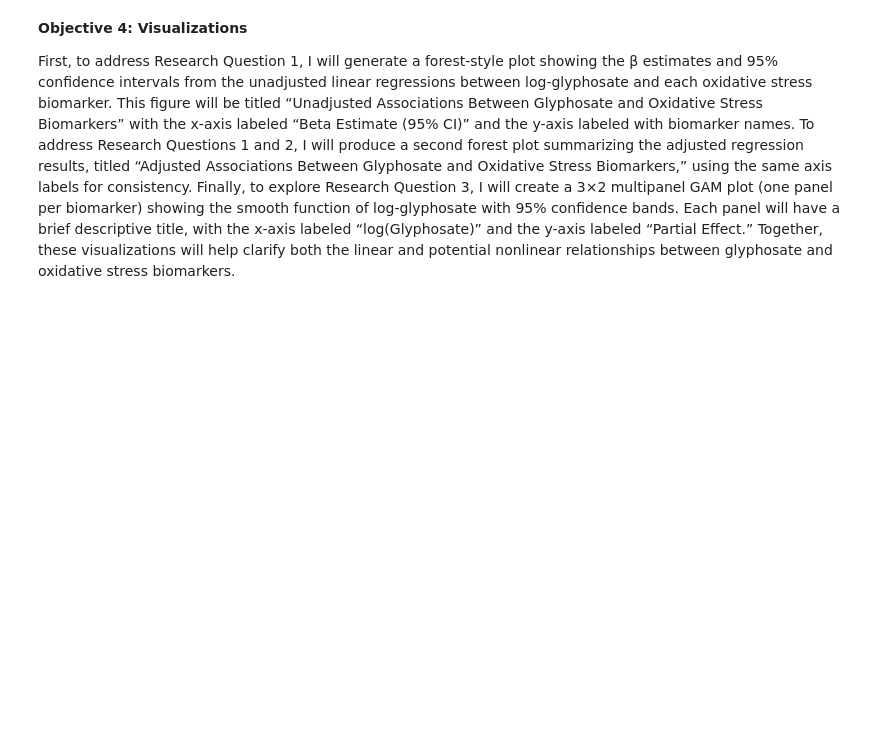
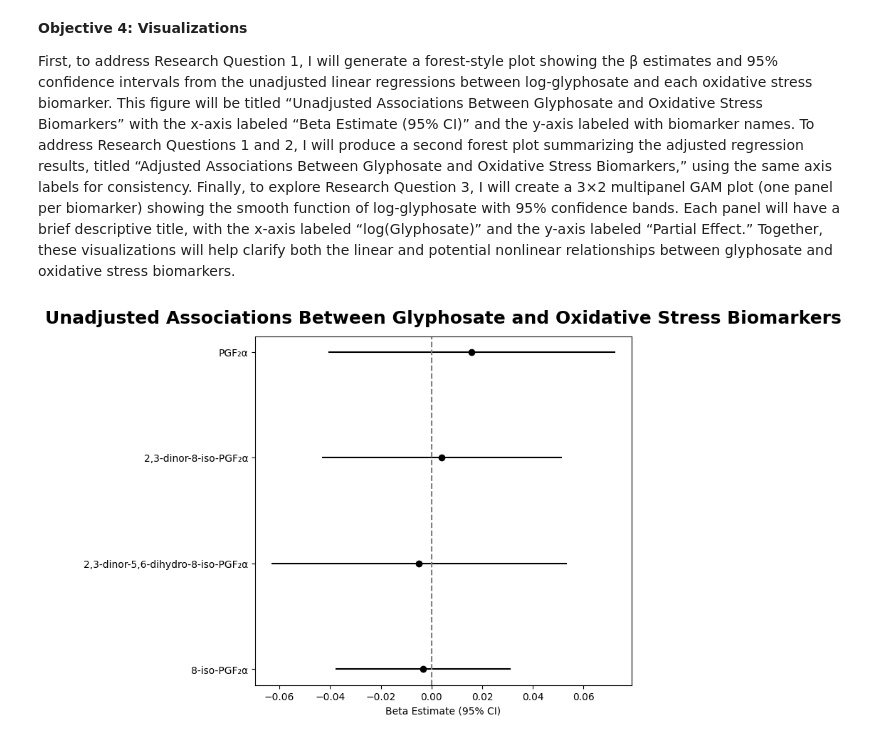
Before and after one commit to jarwari/bios584final, a Jupyter notebook: SAP.ipynb, the cells around one changed output. Saved outputs shown, nothing was run; the diff lists cells and outputs as text; code cells hidden in the pictures; blank space fills up the shorter version.

```diff
--- a/SAP.ipynb
+++ b/SAP.ipynb
@@ -38,0 +235,14 @@ To address my research questions, I will begin by preparing the dataset for anal
+# %%
+# My mentor and I decided to drop the 2 derived variables from my thesis recently, sp I'll be log transforming and cleaning the names of the remaining 4:
+ox = [
+    "iso_sg_avg.sim",
+    "isom_sg_avg.sim",
+    "isom_new_sg_avg.sim",
+    "pgf_sg_avg.sim"
+]
+
+for var in ox:
+    clean_name = var.replace(".", "_")
+    df[f"log_{clean_name}"] = np.log(df[var] + 1)
+
+df = df.rename(columns={"log_Glyphosate_PA_SG.sim": "log_Glyphosate_PA_SG_sim"})
@@ -40,3 +445,27 @@ To address my research questions, I will begin by preparing the dataset for anal
 **Objective 4: Visualizations**
 
 First, to address Research Question 1, I will generate a forest-style plot showing the β estimates and 95% confidence intervals from the unadjusted linear regressions between log-glyphosate and each oxidative stress biomarker. This figure will be titled “Unadjusted Associations Between Glyphosate and Oxidative Stress Biomarkers” with the x-axis labeled “Beta Estimate (95% CI)” and the y-axis labeled with biomarker names. To address Research Questions 1 and 2, I will produce a second forest plot summarizing the adjusted regression results, titled “Adjusted Associations Between Glyphosate and Oxidative Stress Biomarkers,” using the same axis labels for consistency. Finally, to explore Research Question 3, I will create a 3×2 multipanel GAM plot (one panel per biomarker) showing the smooth function of log-glyphosate with 95% confidence bands. Each panel will have a brief descriptive title, with the x-axis labeled “log(Glyphosate)” and the y-axis labeled “Partial Effect.” Together, these visualizations will help clarify both the linear and potential nonlinear relationships between glyphosate and oxidative stress biomarkers.
+# %%
+# VISUALIZATION 1: Unadjusted linear regression plot
+plt.figure(figsize=(8, 6))
+
+y_positions = range(len(ols_results))
+
+plt.scatter(ols_results["Beta"], y_positions, color="black")
+
+for i, row in ols_results.iterrows():
+    plt.plot([row["CI_lower"], row["CI_upper"]], [i, i], color="black")
+
+plt.axvline(0, color='gray', linestyle='--')
+
+plt.yticks(y_positions, ols_results["Outcome"])
+plt.xlabel("Beta Estimate (95% CI)")
+plt.title("Unadjusted Associations Between Glyphosate and Oxidative Stress Biomarkers",
+    fontsize=18,
+    weight="bold",
+    y=1.02 )
+
+plt.tight_layout()
+plt.show()
+# %% [output]
+[figure, added]
```
Also changed, not shown: parts of 8 cells of this notebook.
